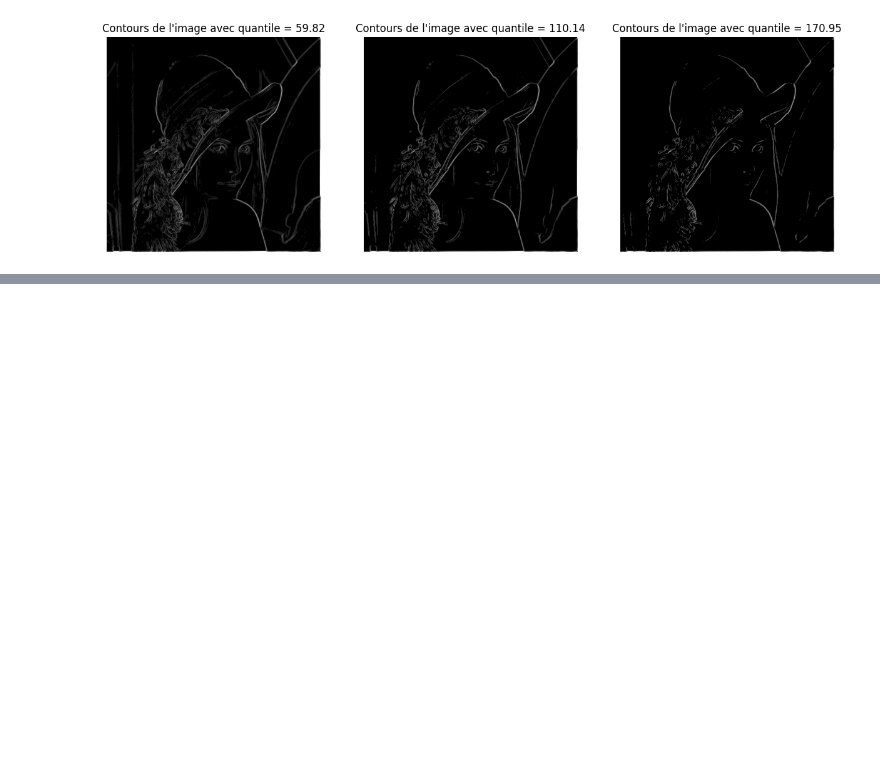
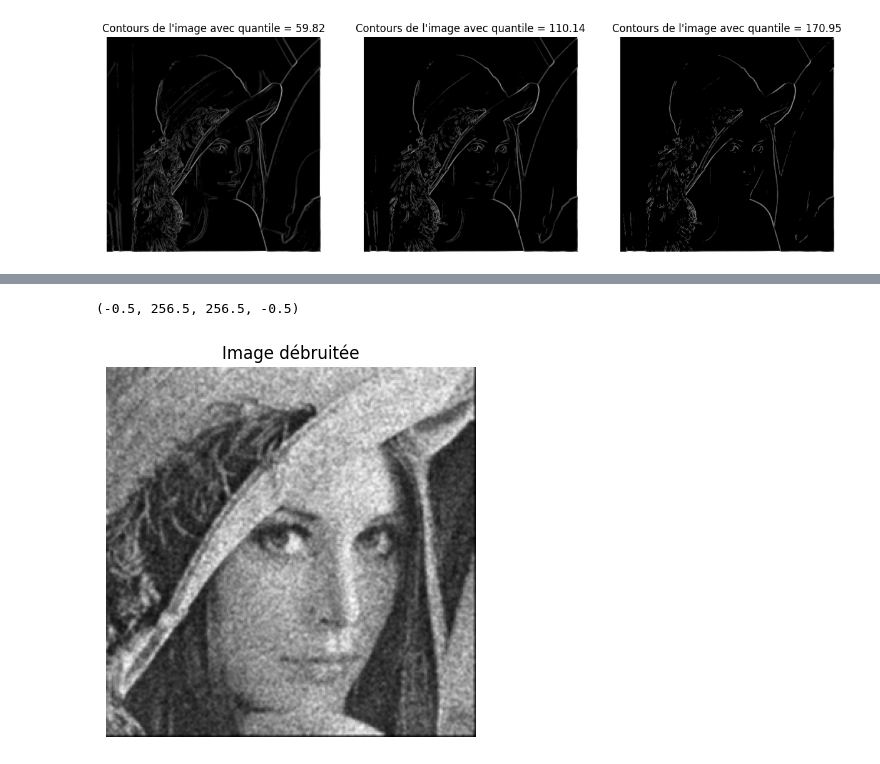
Before and after one commit to cmnemoi/cytech_traitement_du_signal, a Jupyter notebook: notebook/rapport.ipynb, the cells around one changed output, grey strips where cells are left out. Cells and saved outputs as stored; diff of their text form; code cells hidden in the pictures; blank space fills up the shorter version.

```diff
--- a/notebook/rapport.ipynb
+++ b/notebook/rapport.ipynb
@@ -165,0 +201,12 @@ for i, quantile in enumerate(quantiles.values()):
+# %%
+gaussian_filter = np.array([[1, 2, 1], [2, 4, 2], [1, 2, 1]]) / 16
+
+denoised_lena = convolution(noised_lena, gaussian_filter)
+
+plt.figure()
+plt.imshow(denoised_lena, cmap="gray")
+plt.title("Image débruitée")
+plt.axis("off")
+# %% [output]
+(-0.5, 256.5, 256.5, -0.5)
+[figure, added]
```
Also changed, not shown: parts of 7 cells of this notebook, 2 other files.
